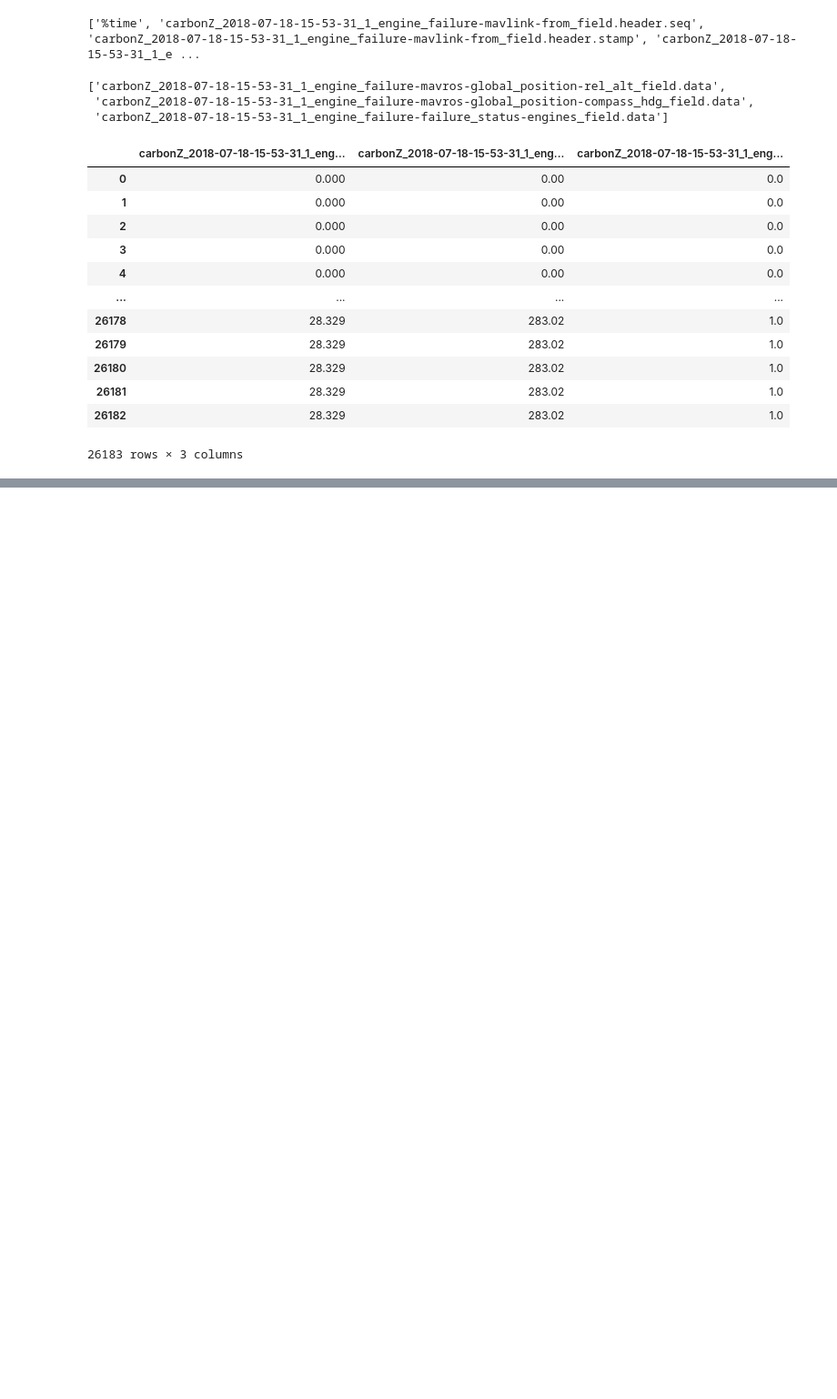
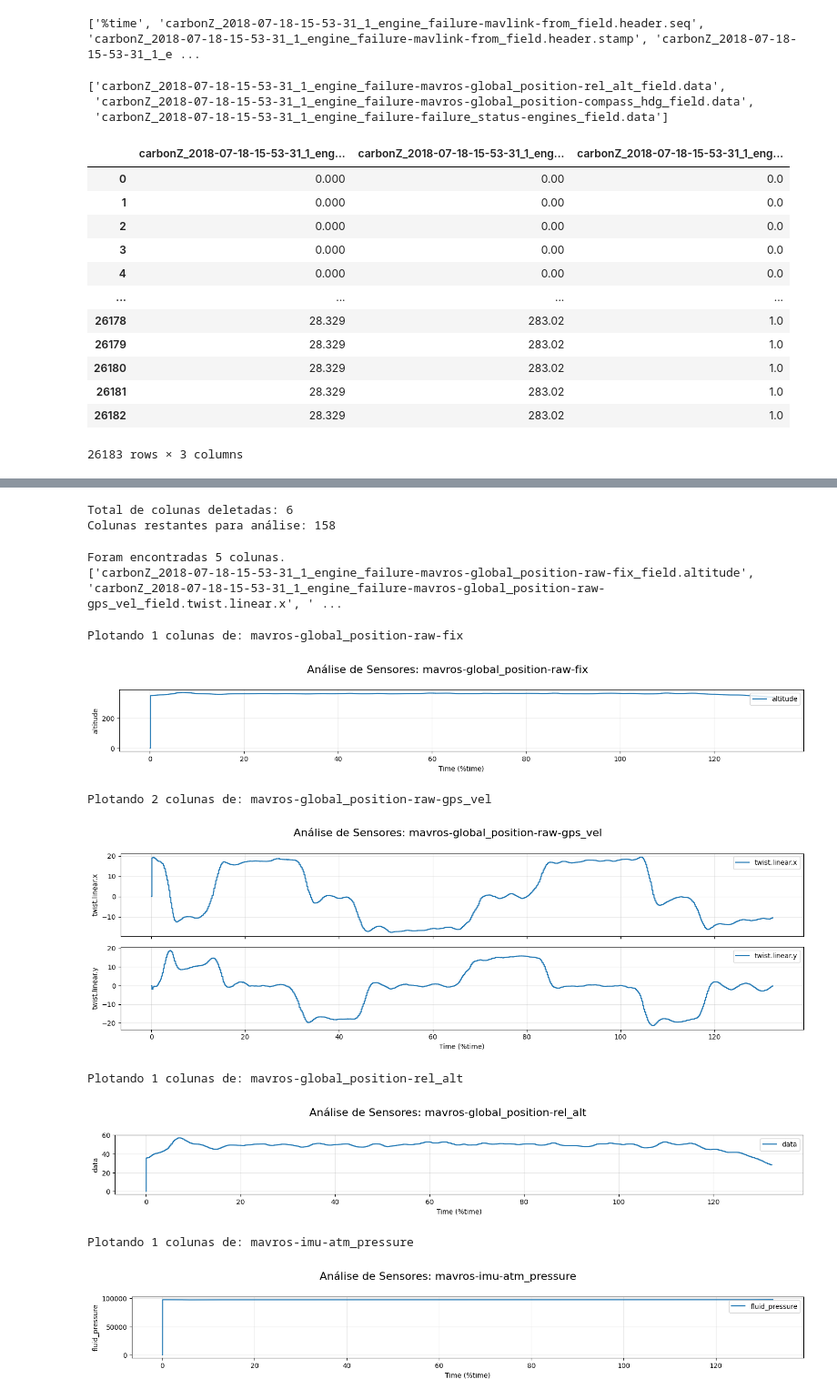
Before and after one commit to RenatodaCostaSantos/flight_anomaly_detection, a Jupyter notebook: aeroespacial-2/notebooks/00_00_data_exploration copy.ipynb, the cells around one changed output, grey strips where cells are left out. Shown at 91% size. Drawn from its saved outputs; the diff is of its cells as text; code cells hidden in the pictures; blank space fills up the shorter version.

```diff
--- a/aeroespacial-2/notebooks/00_00_data_exploration copy.ipynb
+++ b/aeroespacial-2/notebooks/00_00_data_exploration copy.ipynb
@@ -329,0 +523,11 @@ Plotando 5 colunas de: mavros-global_position-raw-fix
+# %%
+# Criar uma lista com todas as colunas que pertencem a esses arquivos
+colunas_selecionadas = []
+for col in df2.columns:
+    # Verifica se o nome de algum dos arquivos alvo está presente no nome da coluna
+    if any(arquivo in col for arquivo in arquivos_alvo):
+        colunas_selecionadas.append(col)
+
+# Exibir as colunas encontradas
+print(f"Foram encontradas {len(colunas_selecionadas)} colunas.")
+print(df1[colunas_selecionadas].columns.tolist())
@@ -329,0 +639,54 @@ Plotando 5 colunas de: mavros-global_position-raw-fix
+# %%
+# 1. Lista de termos que identificam colunas irrelevantes (metadados e status estáticos)
+termos_inuteis = [
+    'status.status', 'variance', 'twist.linear.z', 'twist.angular.x',
+    'twist.angular.y', 'twist.angular.z'
+]
+
+# Criar uma lista com todas as colunas que pertencem a esses arquivos
+colunas_selecionadas = []
+for col in df2.columns:
+    # Verifica se o nome de algum dos arquivos alvo está presente no nome da coluna
+    if any(arquivo in col for arquivo in arquivos_alvo):
+        colunas_selecionadas.append(col)
+
+
+# 2. Identificar todas as colunas no merged_df que contenham algum desses termos
+colunas_para_deletar = [col for col in df2[colunas_selecionadas].columns
+                        if any(termo in col.lower() for termo in termos_inuteis)]
+
+# 3. Remover as colunas do DataFrame
+df3 = df2.drop(columns=colunas_para_deletar)
+
+
+print(f"Total de colunas deletadas: {len(colunas_para_deletar)}")
+print(f"Colunas restantes para análise: {df3.shape[1]}")
+# %% [output]
+Total de colunas deletadas: 6
+Colunas restantes para análise: 158
+# %%
+# Criar uma lista com todas as colunas que pertencem a esses arquivos
+colunas_selecionadas = []
+for col in df3.columns:
+    # Verifica se o nome de algum dos arquivos alvo está presente no nome da coluna
+    if any(arquivo in col for arquivo in arquivos_alvo):
+        colunas_selecionadas.append(col)
+
+# Exibir as colunas encontradas
+print(f"Foram encontradas {len(colunas_selecionadas)} colunas.")
+print(df1[colunas_selecionadas].columns.tolist())
+# %% [output]
+Foram encontradas 5 colunas.
+['carbonZ_2018-07-18-15-53-31_1_engine_failure-mavros-global_position-raw-fix_field.altitude', 'carbonZ_2018-07-18-15-53-31_1_engine_failure-mavros-global_position-raw-gps_vel_field.twist.linear.x', ' ...
+# %%
+for p in arquivos_alvo:
+    plot_flight_data_by_source(df3, p)
+# %% [output]
+Plotando 1 colunas de: mavros-global_position-raw-fix
+[figure, added]
+Plotando 2 colunas de: mavros-global_position-raw-gps_vel
+[figure, added]
+Plotando 1 colunas de: mavros-global_position-rel_alt
+[figure, added]
+Plotando 1 colunas de: mavros-imu-atm_pressure
+[figure, added]
```
Also changed, not shown: parts of 30 cells of this notebook.
